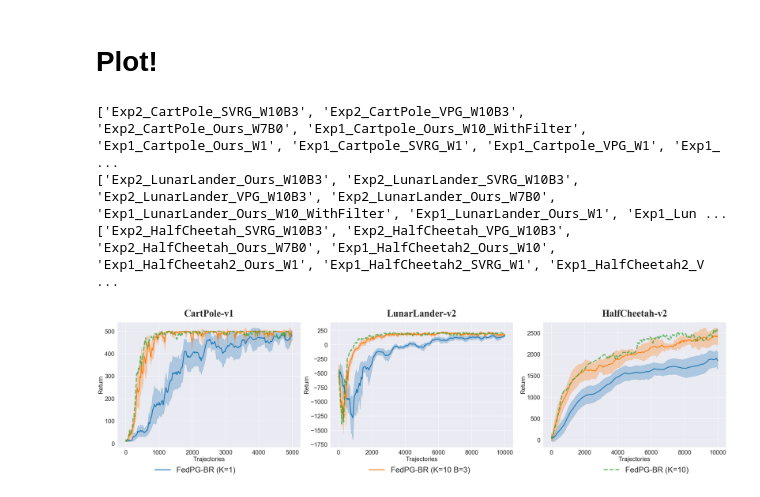
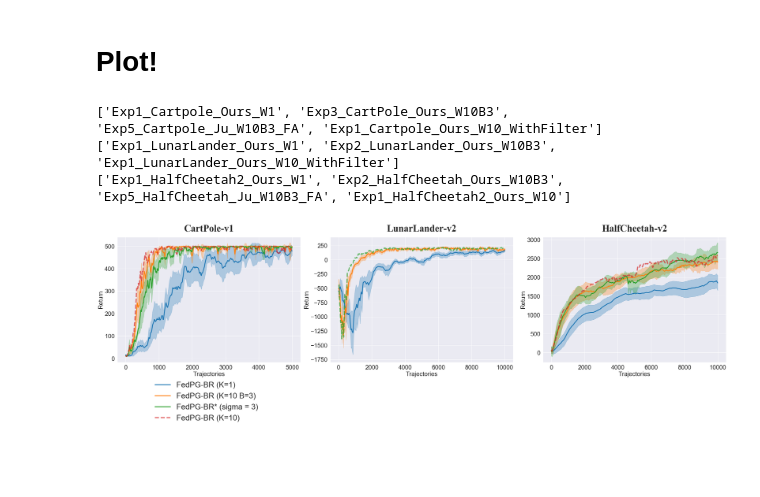
Before and after one commit to flint-xf-fan/Byzantine-Federated-RL, a Jupyter notebook: codes/EXP3.ipynb, the cells around one changed output. Saved outputs shown, nothing was run; the diff lists cells and outputs as text; code cells hidden in the pictures; blank space fills up the shorter version.

```diff
--- a/codes/EXP3.ipynb
+++ b/codes/EXP3.ipynb
@@ -46,6 +46,16 @@ for experiment_id in experiment_ids_3:
     experiment = tb.data.experimental.ExperimentFromDev(experiment_id)
     experiments_3.append(experiment)
 #     dfs.append(experiment.get_scalars())
+# %%
+ENV_NAMES_4 = ['CartPole-v1', 'LunarLander-v2', 'HalfCheetah-v2']
+experiment_ids_4 = ["9XHnf6Q9RPKqASQqJixnkA", "6mXWXHvMSqeo1TXDdZbHxQ","6mXWXHvMSqeo1TXDdZbHxQ"]
+
+experiments_4 = []
+# dfs = []
+for experiment_id in experiment_ids_4:
+    experiment = tb.data.experimental.ExperimentFromDev(experiment_id)
+    experiments_4.append(experiment)
+#     dfs.append(experiment.get_scalars())
 # %% [markdown]
 ## Pad missing runs of HalfCheetah
 
@@ -69,6 +79,11 @@ for experiment in  experiments_3:
     dfw = experiment.get_scalars(pivot=False)
     dfw = dfw[dfw.tag.str.startswith("validate/total")]
     dfws.append(dfw)
+
+for experiment in  experiments_4:
+    dfw = experiment.get_scalars(pivot=False)
+    dfw = dfw[dfw.tag.str.startswith("validate/total")]
+    dfws.append(dfw)
 # %%
 len(dfws)
 # %% [output]
@@ -107,3 +136,6 @@ dfws[2] = pd.concat([dfws[2], dfws[9]])
+# %%
+dfws[0] = pd.concat([dfws[0], dfws[10]])
+dfws[2] = pd.concat([dfws[2], dfws[12]])
 # %%
 dfws[1] = dfws[1].replace(
 'LunarLander-v2/worker10_byzantine3_filtering-attack/Exp3_LunarLander_Ours_W10B3_FA-runs0-2_20210202T071047',
@@ -137,10 +172,11 @@ interval = 0.90
 sns.set(style="darkgrid")
 fig, axes = plt.subplots(1, 3, figsize=(32,8))
 # colors =  ['#9467bd', '#d62728', '#e89216'][::-1]
-colors = [ u'#1f77b4', u'#ff7f0e', u'#2ca02c', u'#d62728', u'#8c564b']
+colors = [ u'#1f77b4', u'#ff7f0e', u'#2ca02c', u'#d62728', u'#8c564b', u'#ff7f0e', u'#2ca02c', u'#d62728', u'#8c564b']
 
 
 for plot_id in range(3):
+
 
     dfw = dfws[plot_id]
     max_trajectories = max_trajectories_ls[plot_id]
@@ -154,7 +190,7 @@ for plot_id in range(3):
         name = '_'.join((name.split('/')[-1].split('_')[:-1]))
         if not name in runs_name: runs_name.append(name)
 
-    for i in range(6):
+    for i in range(10):
         for name in runs_name:
             if i == 0 and 'VPG' in name:
                 pass
@@ -167,14 +203,25 @@ for plot_id in range(3):
             elif i == 3 and 'Ours' in name and 'W10B3' in name:
                 runs_ordered.append(name)
                 runs_ordered_labels.append('FedPG-BR (K=10 B=3)')
-            elif i == 4 and 'Ours' in name and ('_W10_' in name or name[-4:] == '_W10'):
+            elif i == 9 and 'Ours' in name and ('_W10_' in name or name[-4:] == '_W10'):
                 runs_ordered.append(name)
                 runs_ordered_labels.append('FedPG-BR (K=10)')
             elif i == 2 and 'Ours' in name and name[-3:] == '_W1':
                 runs_ordered.append(name)
                 runs_ordered_labels.append('FedPG-BR (K=1)')
+            elif i == 4 and name[-12:] == '_Ju_W10B3_FA':
+                runs_ordered.append(name)
+                runs_ordered_labels.append('FedPG-BR* (sigma = 3)')
+            elif i == 5 and '_Ju_W10B3_FA5' in name:
+                pass
+#                 runs_ordered.append(name)
+#                 runs_ordered_labels.append('FedPG-BR* (sigma = 5)')
+            elif i == 6 and '_Ju_W10B3_FA7' in name:
+                pass
+#                 runs_ordered.append(name)
+#                 runs_ordered_labels.append('FedPG-BR* (sigma = 7)')
 
-    print(runs_name)
+    print(runs_ordered)
 
     for idx, run_name in enumerate(runs_ordered):
         run_name += '_'
@@ -218,38 +265,38 @@ for plot_id in range(3):
 #         axes[plot_id].ylabel("Return")
         axes[plot_id].set_title(ENV_NAMES[plot_id], fontsize=35,
                                 pad=20,
                                 fontname='Times New Roman')
         axes[plot_id].tick_params(labelsize=22)
 
         axes[plot_id].set_xlabel("Trajectories", fontsize=22)
         axes[plot_id].set_ylabel("Return", fontsize=22)
 # ax.set_yticklabels(y_ticks, rotation=0, fontsize=8)
 # plt.legend(loc='bottom',
 #            ncol=1,
 #            handlelength=1,
 #            mode="expand",
 #            bbox_to_anchor=(1.05, 0, 1,0), borderaxespad=0, prop={'size': 13})
 plt.tight_layout(pad=1)
 
 
 # plt.rcParams["font.family"] = "Times New Roman"
 
 # Shrink current axis's height by 10% on the bottom
 
 length_ = (axes[2].get_position().x1 - axes[0].get_position().x0) / (axes[0].get_position().x1 - axes[0].get_position().x0)
 
 # Put a legend below current axis
 plt_lgd = plt.legend(loc='upper left', bbox_to_anchor=(length_ * 0.05, -0.1, length_ * 0.9, 0), bbox_transform=axes[0].transAxes,
-         mode = "expand", fancybox=False, shadow=False, ncol=5, fontsize = 28, frameon=False)
+         mode = "expand", fancybox=False, shadow=False, ncol=1, fontsize = 28, frameon=False)
 
 plt.savefig('./exp3-new.svg', format='svg', dpi=600,
             bbox_extra_artists=(plt_lgd,), bbox_inches='tight')
 plt.show()
 # %% [output]
-['Exp2_CartPole_SVRG_W10B3', 'Exp2_CartPole_VPG_W10B3', 'Exp2_CartPole_Ours_W7B0', 'Exp1_Cartpole_Ours_W10_WithFilter', 'Exp1_Cartpole_Ours_W1', 'Exp1_Cartpole_SVRG_W1', 'Exp1_Cartpole_VPG_W1', 'Exp1_ ...
-['Exp2_LunarLander_Ours_W10B3', 'Exp2_LunarLander_SVRG_W10B3', 'Exp2_LunarLander_VPG_W10B3', 'Exp2_LunarLander_Ours_W7B0', 'Exp1_LunarLander_Ours_W10_WithFilter', 'Exp1_LunarLander_Ours_W1', 'Exp1_Lun ...
-['Exp2_HalfCheetah_SVRG_W10B3', 'Exp2_HalfCheetah_VPG_W10B3', 'Exp2_HalfCheetah_Ours_W7B0', 'Exp1_HalfCheetah2_Ours_W10', 'Exp1_HalfCheetah2_Ours_W1', 'Exp1_HalfCheetah2_SVRG_W1', 'Exp1_HalfCheetah2_V ...
+['Exp1_Cartpole_Ours_W1', 'Exp3_CartPole_Ours_W10B3', 'Exp5_Cartpole_Ju_W10B3_FA', 'Exp1_Cartpole_Ours_W10_WithFilter']
+['Exp1_LunarLander_Ours_W1', 'Exp2_LunarLander_Ours_W10B3', 'Exp1_LunarLander_Ours_W10_WithFilter']
+['Exp1_HalfCheetah2_Ours_W1', 'Exp2_HalfCheetah_Ours_W10B3', 'Exp5_HalfCheetah_Ju_W10B3_FA', 'Exp1_HalfCheetah2_Ours_W10']
-[figure, old version]
+[figure, new version]
 # %%
 runs
 # %% [output]
```
Also changed, not shown: parts of 4 cells of this notebook, 3 other files.
